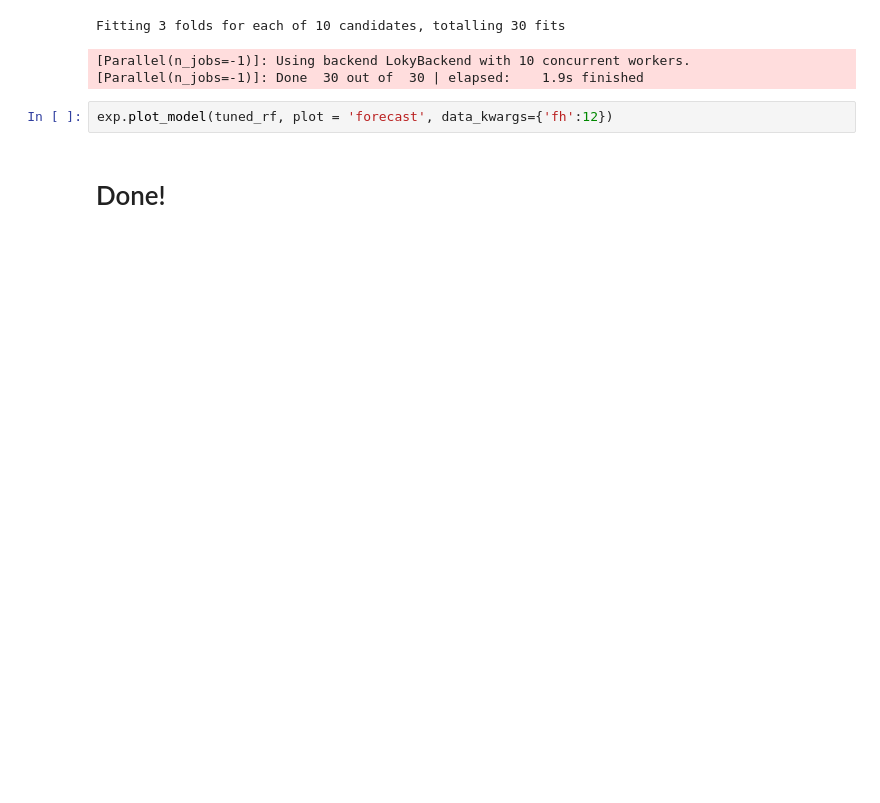
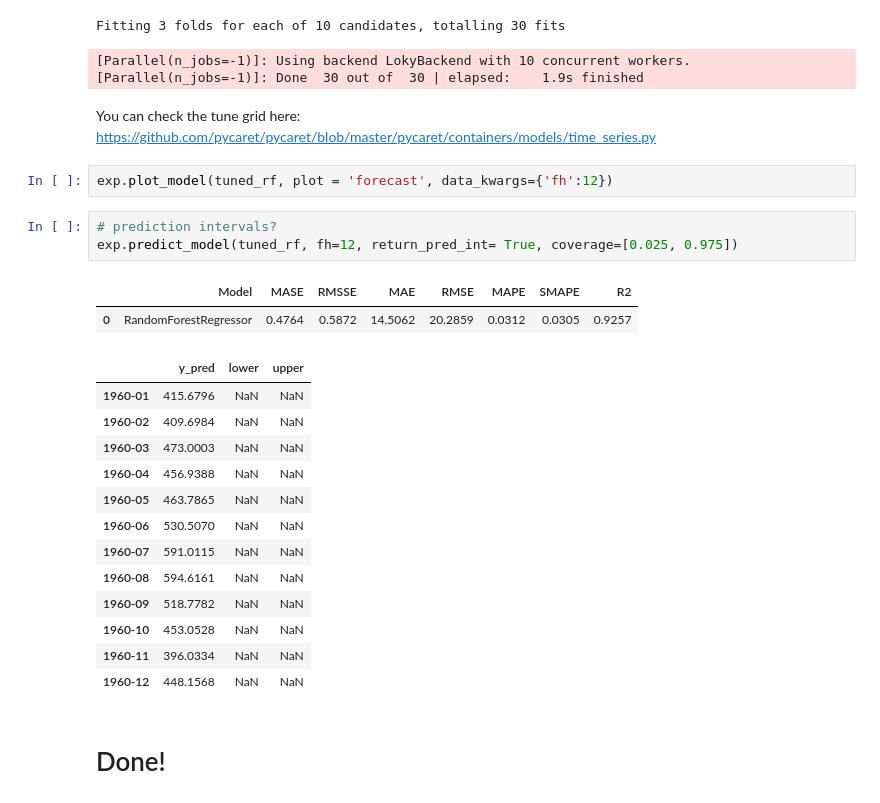
Before and after one commit to PJalgotrader/Deep_forecasting-USU, a Jupyter notebook: Lectures and codes/Module 5- Machine Learning Forecasting/Module5-ML_timesereis.ipynb, the cells around one changed output. Drawn from its saved outputs; the diff is of its cells as text; blank space fills up the shorter version.

```diff
--- a/Lectures and codes/Module 5- Machine Learning Forecasting/Module5-ML_timesereis.ipynb
+++ b/Lectures and codes/Module 5- Machine Learning Forecasting/Module5-ML_timesereis.ipynb
@@ -677,7 +677,28 @@ tuned_rf = exp.tune_model(rf, optimize = 'MAPE')
 Fitting 3 folds for each of 10 candidates, totalling 30 fits
 [Parallel(n_jobs=-1)]: Using backend LokyBackend with 10 concurrent workers.
 [Parallel(n_jobs=-1)]: Done  30 out of  30 | elapsed:    1.9s finished
+# %% [markdown]
+You can check the tune grid here: https://github.com/pycaret/pycaret/blob/master/pycaret/containers/models/time_series.py
 # %%
 exp.plot_model(tuned_rf, plot = 'forecast', data_kwargs={'fh':12})
+# %%
+# prediction intervals?
+exp.predict_model(tuned_rf, fh=12, return_pred_int= True, coverage=[0.025, 0.975])
+# %% [output]
+|  | Model | MASE | RMSSE | MAE | RMSE | MAPE | SMAPE | R2 |
+| 0 | RandomForestRegressor | 0.4764 | 0.5872 | 14.5062 | 20.2859 | 0.0312 | 0.0305 | 0.9257 |
+|  | y_pred | lower | upper |
+| 1960-01 | 415.6796 | NaN | NaN |
+| 1960-02 | 409.6984 | NaN | NaN |
+| 1960-03 | 473.0003 | NaN | NaN |
+| 1960-04 | 456.9388 | NaN | NaN |
+| 1960-05 | 463.7865 | NaN | NaN |
+| 1960-06 | 530.5070 | NaN | NaN |
+| 1960-07 | 591.0115 | NaN | NaN |
+| 1960-08 | 594.6161 | NaN | NaN |
+| 1960-09 | 518.7782 | NaN | NaN |
+| 1960-10 | 453.0528 | NaN | NaN |
+| 1960-11 | 396.0334 | NaN | NaN |
+| 1960-12 | 448.1568 | NaN | NaN |
 # %% [markdown]
 # Done!
```
Also changed, not shown: parts of 1 cell of this notebook.
